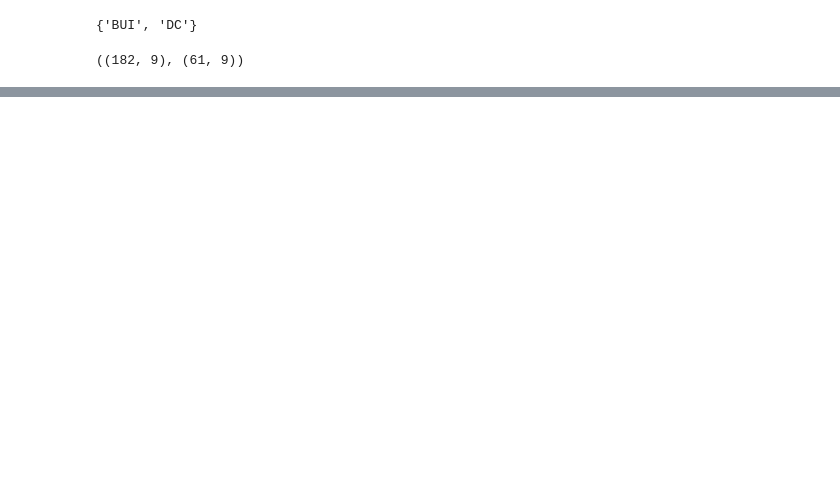
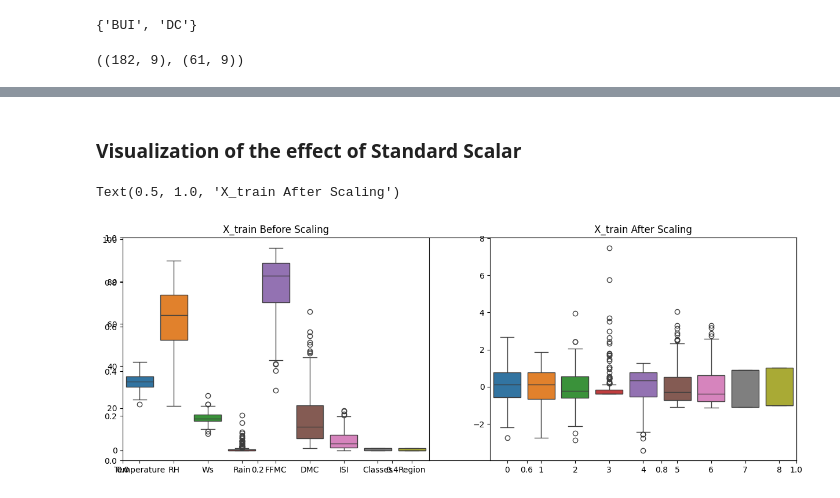
Before and after one commit to iamanshu1804/Regression-Comparison, a Jupyter notebook: Model_Training.ipynb, the cells around one changed output, grey strips where cells are left out. Cells and saved outputs as stored; diff of their text form; code cells hidden in the pictures; blank space fills up the shorter version.

Commit message:
model trained

```diff
--- a/Model_Training.ipynb
+++ b/Model_Training.ipynb
@@ -137,0 +140,5 @@ X_train.shape,X_test.shape
+# %%
+from sklearn.preprocessing import StandardScaler
+scaler=StandardScaler()
+X_train_scaled=scaler.fit_transform(X_train)
+X_test_scaled=scaler.transform(X_test)
@@ -137,0 +161,13 @@ X_train.shape,X_test.shape
+# %% [markdown]
+### Visualization of the effect of Standard Scalar
+# %%
+plt.subplots(figsize=(15, 5))
+plt.subplot(1, 2, 1)
+sns.boxplot(data=X_train)
+plt.title('X_train Before Scaling')
+plt.subplot(1, 2, 2)
+sns.boxplot(data=X_train_scaled)
+plt.title('X_train After Scaling')
+# %% [output]
+Text(0.5, 1.0, 'X_train After Scaling')
+[figure, added]
```
Also changed, not shown: parts of 16 cells of this notebook.
